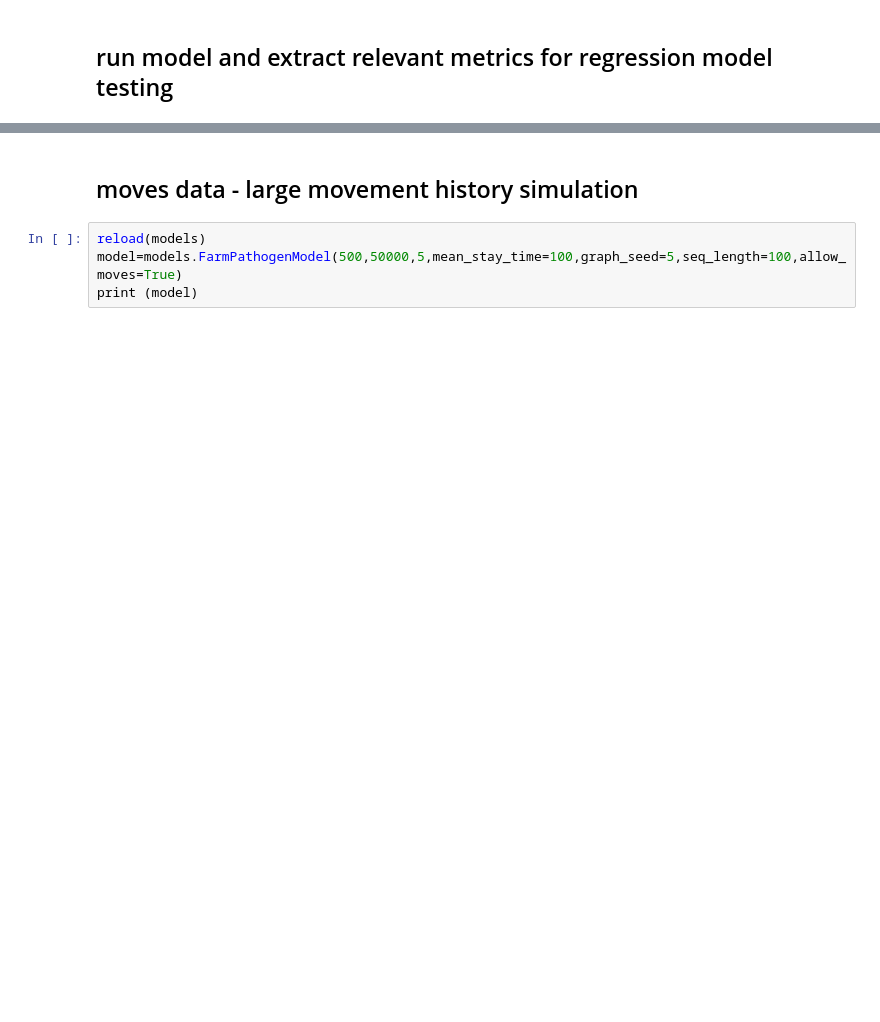
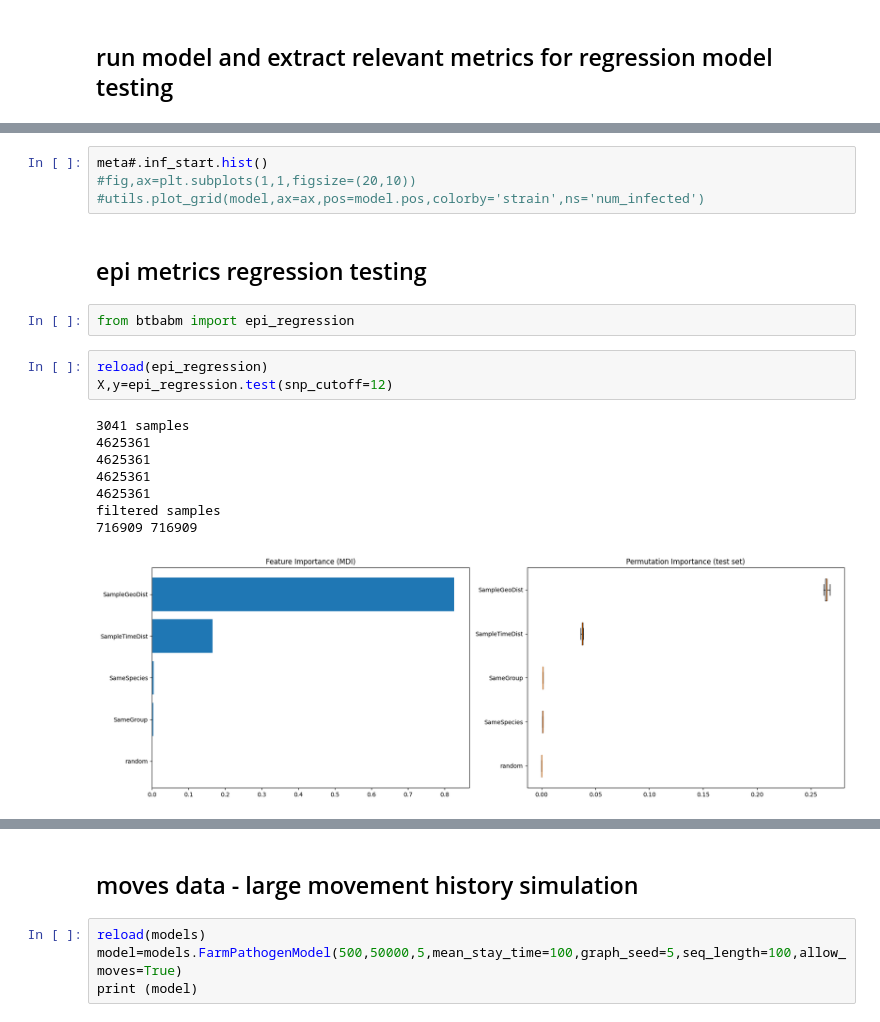
Before and after one commit to dmnfarrell/btbabm, a Jupyter notebook: notebooks/abm_simulation.ipynb, the cells around one changed output, grey strips where cells are left out. Saved outputs shown, nothing was run; the diff lists cells and outputs as text; blank space fills up the shorter version.

```diff
--- a/notebooks/abm_simulation.ipynb
+++ b/notebooks/abm_simulation.ipynb
@@ -352,0 +383,20 @@ canvas = utils.draw_tree('tree.newick',x,col,tip_labels=False,width=500)
+# %%
+meta#.inf_start.hist()
+#fig,ax=plt.subplots(1,1,figsize=(20,10))
+#utils.plot_grid(model,ax=ax,pos=model.pos,colorby='strain',ns='num_infected')
+# %% [markdown]
+## epi metrics regression testing
+# %%
+from btbabm import epi_regression
+# %%
+reload(epi_regression)
+X,y=epi_regression.test(snp_cutoff=12)
+# %% [output]
+3041 samples
+4625361
+4625361
+4625361
+4625361
+filtered samples
+716909 716909
+[figure, added]
```
Also changed, not shown: parts of 16 cells of this notebook, 6 other files.
